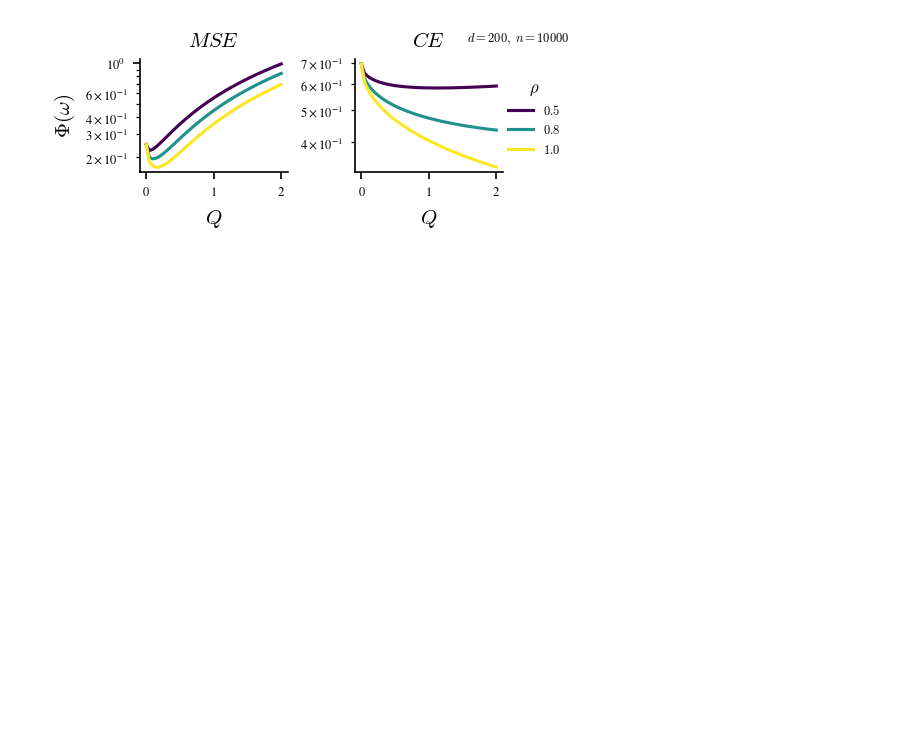
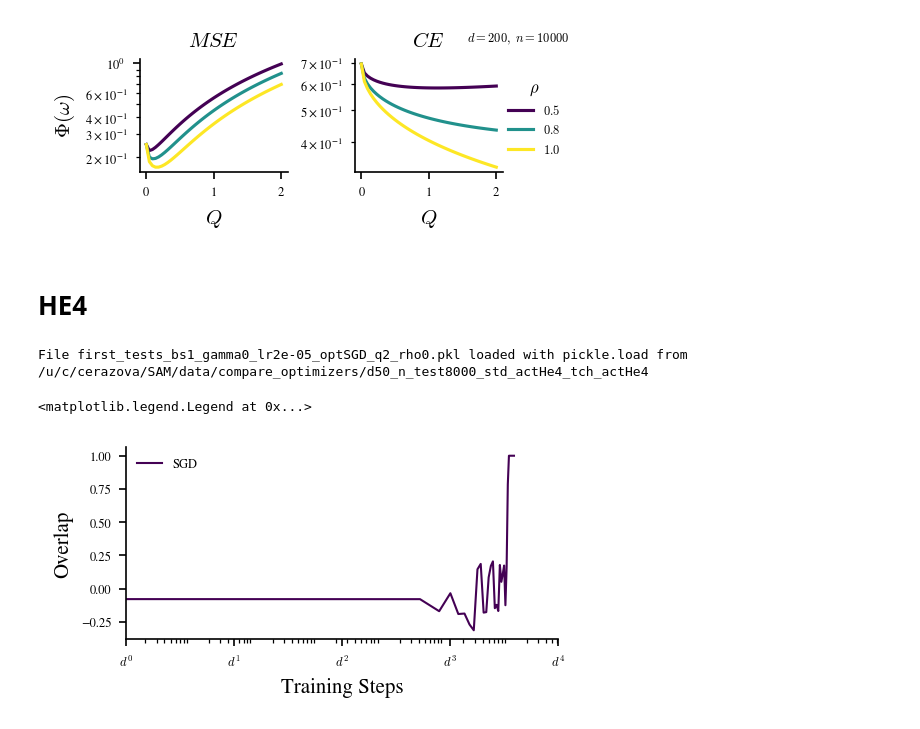
Before and after one commit to CristopherErazo/SAM, a Jupyter notebook: notebooks/26_02_18_Sfm_vs_Linear.ipynb, the cells around one changed output. Saved outputs shown, nothing was run; the diff lists cells and outputs as text; code cells hidden in the pictures; blank space fills up the shorter version.

```diff
--- a/notebooks/26_02_18_Sfm_vs_Linear.ipynb
+++ b/notebooks/26_02_18_Sfm_vs_Linear.ipynb
@@ -690,3 +693,65 @@ fig.text(0.8,0.92,rf'$d = {d},\; n={n}$',size=FONTSIZES['xs'])
 # %% [output]
 Text(0.8, 0.92, '$d = 200,\\; n=10000$')
 [figure]
+# %% [markdown]
+# HE4
+# %%
+# Parameters
+d = 50                  # Input dimension
+tch_act = 'He4'        # Activation function for teacher
+std_act = 'He4'        # Activation function for student
+n_test = 8000           # Number of test samples
+bs = 1              # Batch size for training
+eps = 0.0               # Noise level for labels
+q = 2.0                 # q-norm for SAM
+lr = 0.00002                # Learning rate
+gamma = 0.0
+opt = 'SAM'
+
+rhos = [0.0,0.0001,0.001,0.01,0.1][:1]
+
+
+summary = []
+
+for rho in rhos:
+    if rho == 0.0: opt = 'SGD'
+    fix_names = ['d','tch_act','std_act','n_test']
+    var_names = ['bs','opt','lr','q','rho','gamma']
+    params = make_params_dict(fix_names, var_names)
+    summary.append(load_data('first_tests',experiment_name='compare_optimizers', params=params))
+
+
+step = summary[0]['step']
+# %% [output]
+File first_tests_bs1_gamma0_lr2e-05_optSGD_q2_rho0.pkl loaded with pickle.load from /u/c/cerazova/SAM/data/compare_optimizers/d50_n_test8000_std_actHe4_tch_actHe4
+# %%
+# Settings
+
+set_font_sizes(conf='tight')
+
+x_tk = [d**i for i in range(5)]
+x_lb = [f'$d^{i}$' for i in range(5)]
+
+colors = plt.get_cmap('viridis')(np.linspace(0,1,len(rhos)))
+
+# Plot
+fig , axes = create_fig()
+ax = axes
+
+
+for i , rho in enumerate(rhos):
+    data = summary[i]
+    label = rf'$\rho={rho}$' if rho > 0 else 'SGD'
+    m = data['overlap']
+
+    axes.plot(data['step'],m*np.sign(m[-1]),label=label,color=colors[i],lw=1)
+
+
+ax.set_xscale('log')
+ax.set_xticks(x_tk,x_lb)
+ax.set_xlabel('Training Steps')
+ax.set_ylabel('Overlap')
+ax.legend(frameon=False)
+# %% [output]
+<matplotlib.legend.Legend at 0x...>
+[figure, added]
```
Also changed, not shown: parts of 5 cells of this notebook, 6 other files.
